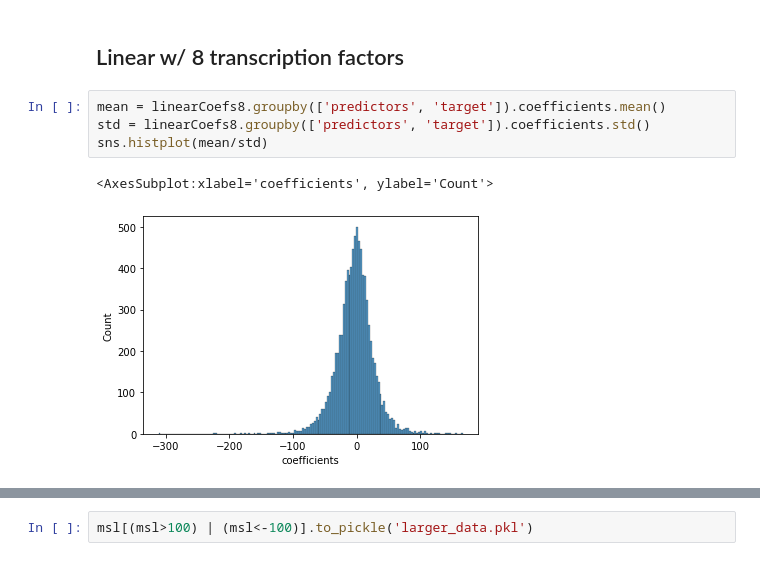
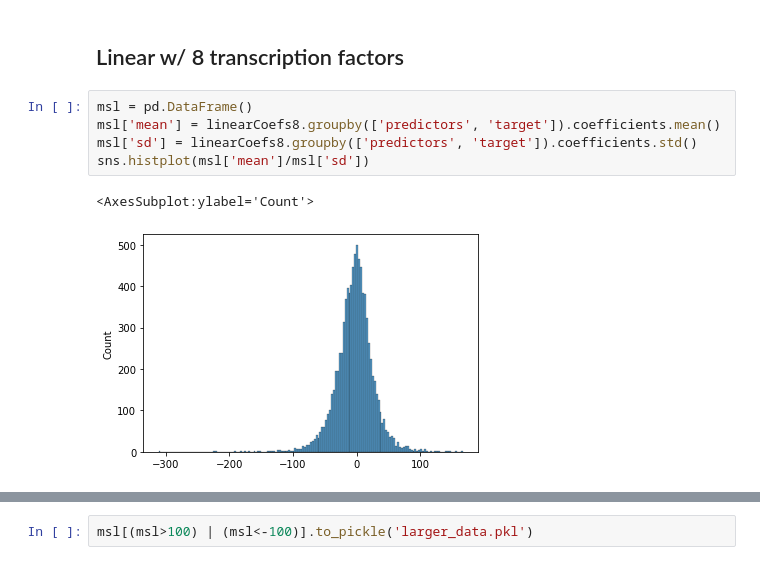
Before and after one commit to antschum/thesis, a Jupyter notebook: Analysis.ipynb, the cells around one changed output, grey strips where cells are left out. Saved outputs shown, nothing was run; the diff lists cells and outputs as text.

```diff
--- a/Analysis.ipynb
+++ b/Analysis.ipynb
@@ -122,10 +122,11 @@ Lets take a look at the heatmaps of proportions (sum residuals/sum absolute resp
 # %% [markdown]
 ## Linear w/ 8 transcription factors
 # %%
-mean = linearCoefs8.groupby(['predictors', 'target']).coefficients.mean()
-std = linearCoefs8.groupby(['predictors', 'target']).coefficients.std()
-sns.histplot(mean/std)
+msl = pd.DataFrame()
+msl['mean'] = linearCoefs8.groupby(['predictors', 'target']).coefficients.mean()
+msl['sd'] = linearCoefs8.groupby(['predictors', 'target']).coefficients.std()
+sns.histplot(msl['mean']/msl['sd'])
 # %% [output]
-<AxesSubplot:xlabel='coefficients', ylabel='Count'>
+<AxesSubplot:ylabel='Count'>
-[figure, old version]
+[figure, new version]
 # %%
```
Also changed, not shown: parts of 19 cells of this notebook, 1 other file.
